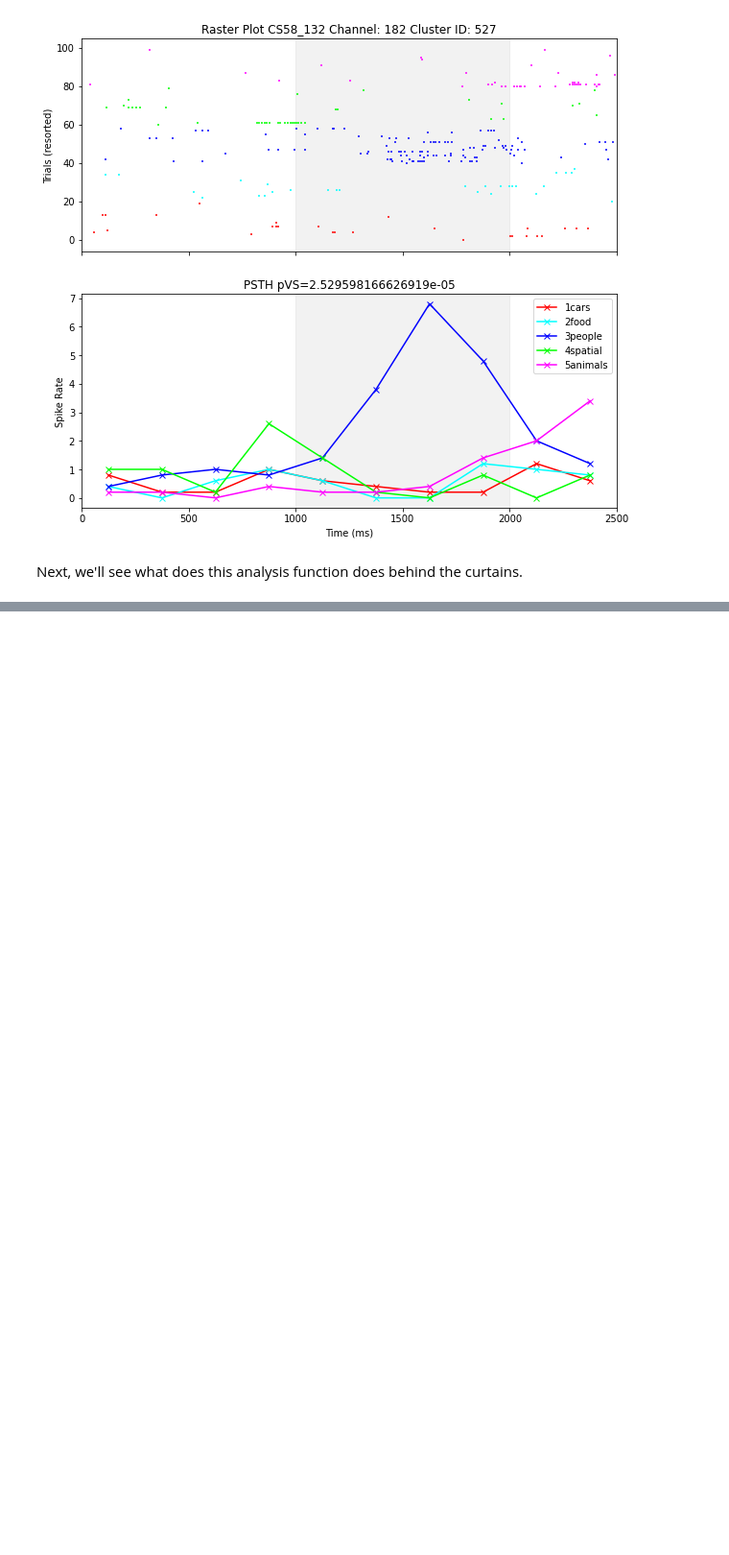
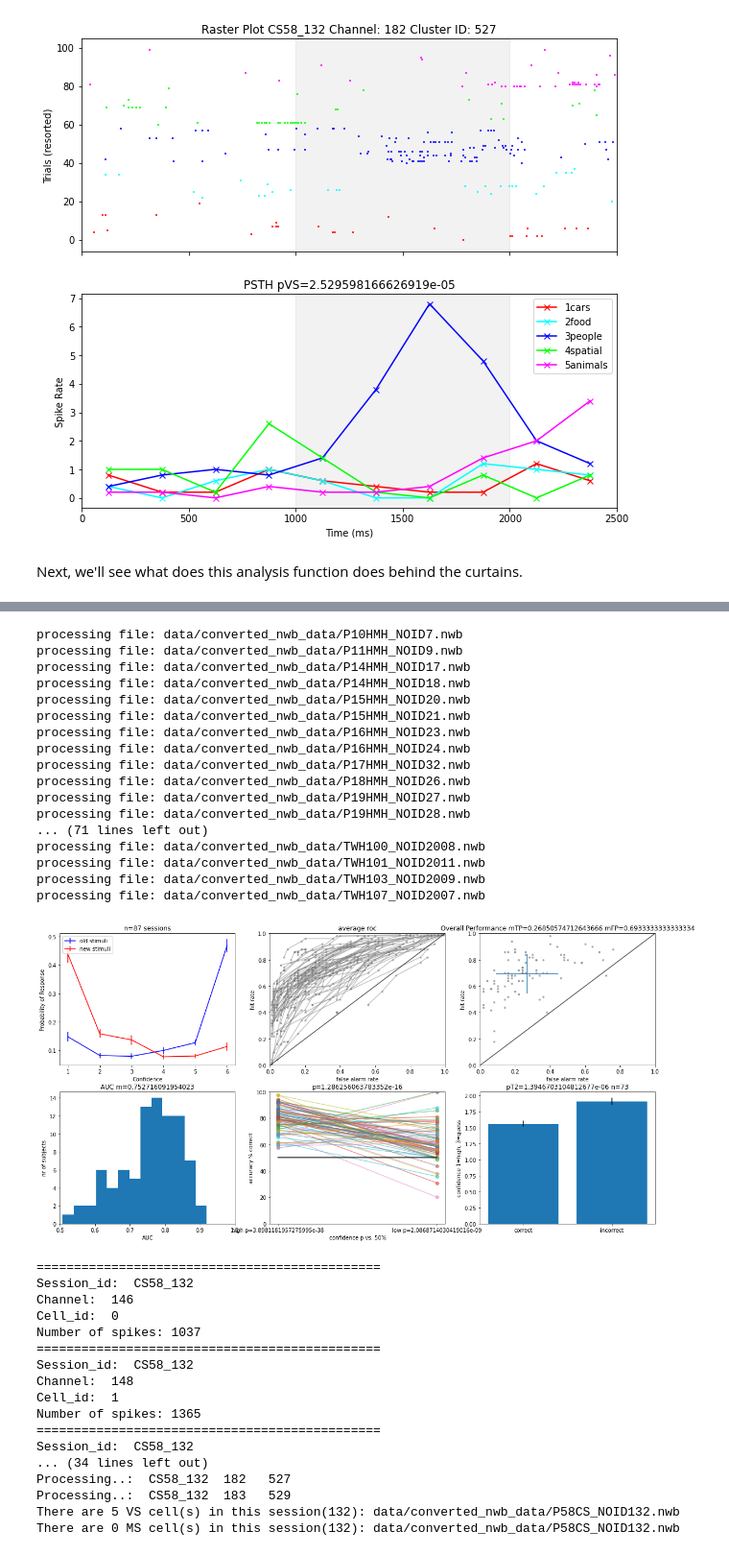
Before and after one commit to abhineet99/NWB-data, a Jupyter notebook: data_analysis.ipynb, the cells around one changed output, grey strips where cells are left out. Shown at 96% size. Saved outputs shown, nothing was run; the diff lists cells and outputs as text; code cells hidden in the pictures; blank space fills up the shorter version.

Commit message:
plotting analysis

```diff
--- a/data_analysis.ipynb
+++ b/data_analysis.ipynb
@@ -248,0 +260,40 @@ Next, we'll see what does this analysis function does behind the curtains.
+# %%
+list_of_patients_behavior='all'
+list_of_patients_neurons= [132]
+RLab.NO2NWB_analysis(NWBFilePath,list_of_patients_behavior, list_of_patients_neurons)
+# %% [output]
+processing file: data/converted_nwb_data/P10HMH_NOID7.nwb
+processing file: data/converted_nwb_data/P11HMH_NOID9.nwb
+processing file: data/converted_nwb_data/P14HMH_NOID17.nwb
+processing file: data/converted_nwb_data/P14HMH_NOID18.nwb
+processing file: data/converted_nwb_data/P15HMH_NOID20.nwb
+processing file: data/converted_nwb_data/P15HMH_NOID21.nwb
+processing file: data/converted_nwb_data/P16HMH_NOID23.nwb
+processing file: data/converted_nwb_data/P16HMH_NOID24.nwb
+processing file: data/converted_nwb_data/P17HMH_NOID32.nwb
+processing file: data/converted_nwb_data/P18HMH_NOID26.nwb
+processing file: data/converted_nwb_data/P19HMH_NOID27.nwb
+processing file: data/converted_nwb_data/P19HMH_NOID28.nwb
+... (71 lines left out)
+processing file: data/converted_nwb_data/TWH100_NOID2008.nwb
+processing file: data/converted_nwb_data/TWH101_NOID2011.nwb
+processing file: data/converted_nwb_data/TWH103_NOID2009.nwb
+processing file: data/converted_nwb_data/TWH107_NOID2007.nwb
+[figure, added]
+==============================================
+Session_id:  CS58_132
+Channel:  146
+Cell_id:  0
+Number of spikes: 1037
+==============================================
+Session_id:  CS58_132
+Channel:  148
+Cell_id:  1
+Number of spikes: 1365
+==============================================
+Session_id:  CS58_132
+... (34 lines left out)
+Processing..:  CS58_132  182   527
+Processing..:  CS58_132  183   529
+There are 5 VS cell(s) in this session(132): data/converted_nwb_data/P58CS_NOID132.nwb
+There are 0 MS cell(s) in this session(132): data/converted_nwb_data/P58CS_NOID132.nwb
```
Also changed, not shown: parts of 2 cells of this notebook.
